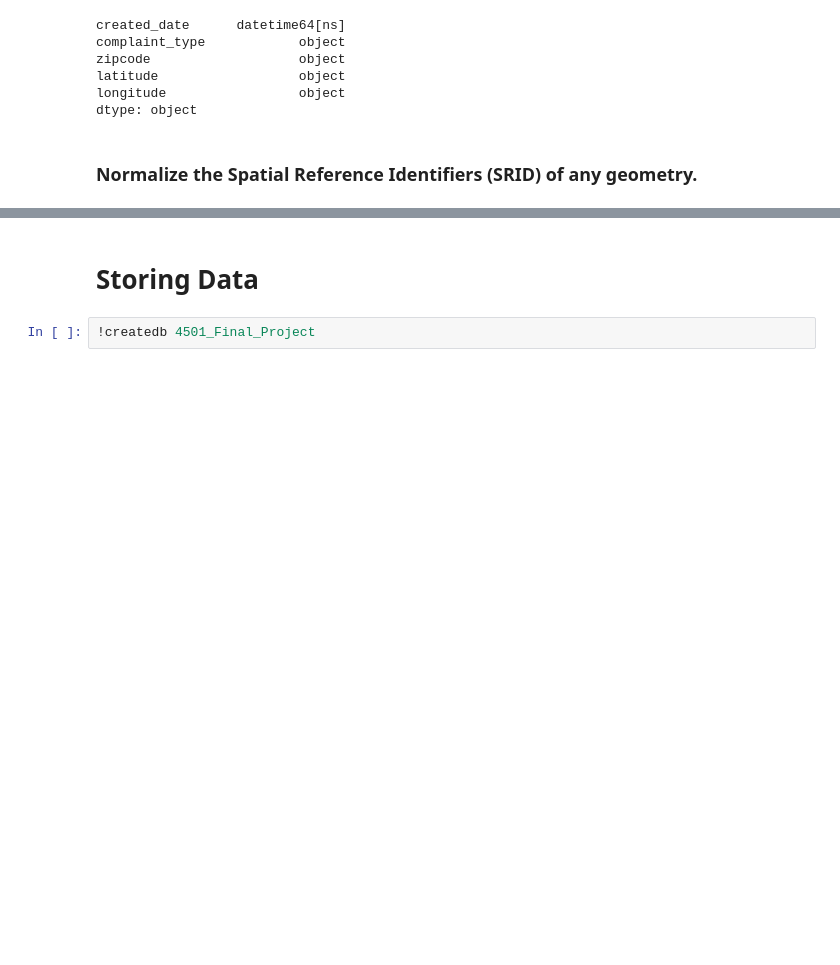
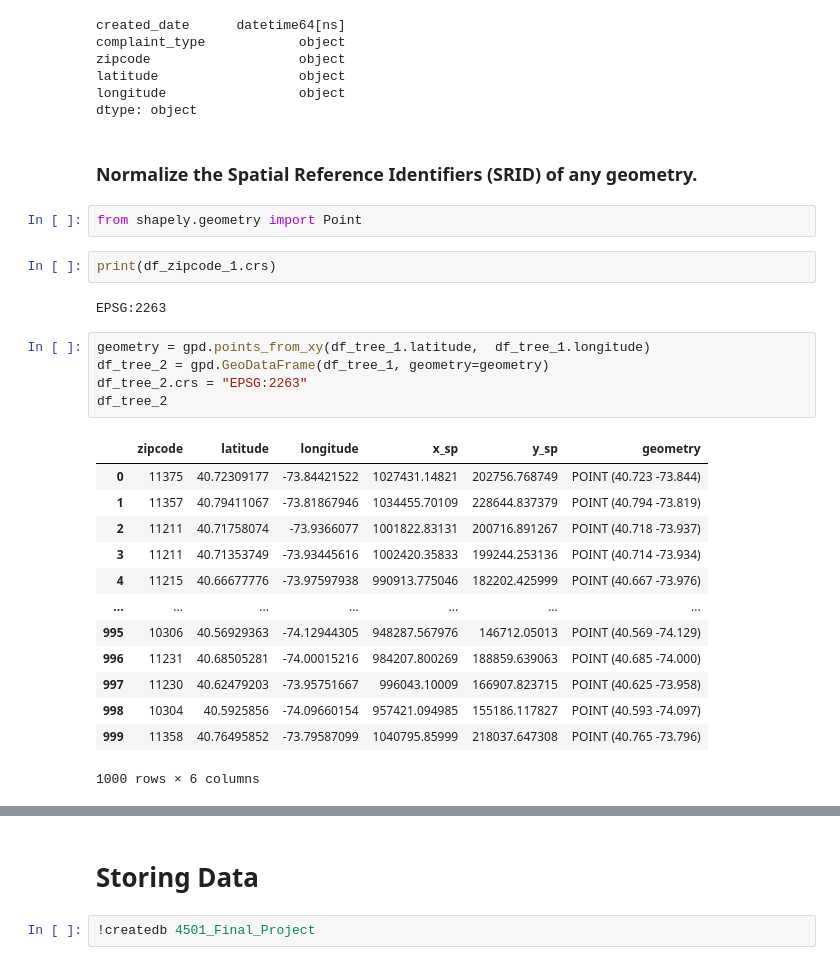
Before and after one commit to yczhou912/4501-Final-Project, a Jupyter notebook: Project.ipynb, the cells around one changed output, grey strips where cells are left out. Saved outputs shown, nothing was run; the diff lists cells and outputs as text; blank space fills up the shorter version.

```diff
--- a/Project.ipynb
+++ b/Project.ipynb
@@ -209,3 +209,28 @@ longitude                 object
 dtype: object
 # %% [markdown]
 ### Normalize the Spatial Reference Identifiers (SRID) of any geometry.
+# %%
+from shapely.geometry import Point
+# %%
+print(df_zipcode_1.crs)
+# %% [output]
+EPSG:2263
+# %%
+geometry = gpd.points_from_xy(df_tree_1.latitude,  df_tree_1.longitude)
+df_tree_2 = gpd.GeoDataFrame(df_tree_1, geometry=geometry)
+df_tree_2.crs = "EPSG:2263"
+df_tree_2
+# %% [output]
+|  | zipcode | latitude | longitude | x_sp | y_sp | geometry |
+| 0 | 11375 | 40.72309177 | -73.84421522 | 1027431.14821 | 202756.768749 | POINT (40.723 -73.844) |
+| 1 | 11357 | 40.79411067 | -73.81867946 | 1034455.70109 | 228644.837379 | POINT (40.794 -73.819) |
+| 2 | 11211 | 40.71758074 | -73.9366077 | 1001822.83131 | 200716.891267 | POINT (40.718 -73.937) |
+| 3 | 11211 | 40.71353749 | -73.93445616 | 1002420.35833 | 199244.253136 | POINT (40.714 -73.934) |
+| 4 | 11215 | 40.66677776 | -73.97597938 | 990913.775046 | 182202.425999 | POINT (40.667 -73.976) |
+| ... | ... | ... | ... | ... | ... | ... |
+| 995 | 10306 | 40.56929363 | -74.12944305 | 948287.567976 | 146712.05013 | POINT (40.569 -74.129) |
+| 996 | 11231 | 40.68505281 | -74.00015216 | 984207.800269 | 188859.639063 | POINT (40.685 -74.000) |
+| 997 | 11230 | 40.62479203 | -73.95751667 | 996043.10009 | 166907.823715 | POINT (40.625 -73.958) |
+| 998 | 10304 | 40.5925856 | -74.09660154 | 957421.094985 | 155186.117827 | POINT (40.593 -74.097) |
+| 999 | 11358 | 40.76495852 | -73.79587099 | 1040795.85999 | 218037.647308 | POINT (40.765 -73.796) |
+1000 rows × 6 columns
```
Also changed, not shown: parts of 1 cell of this notebook.
